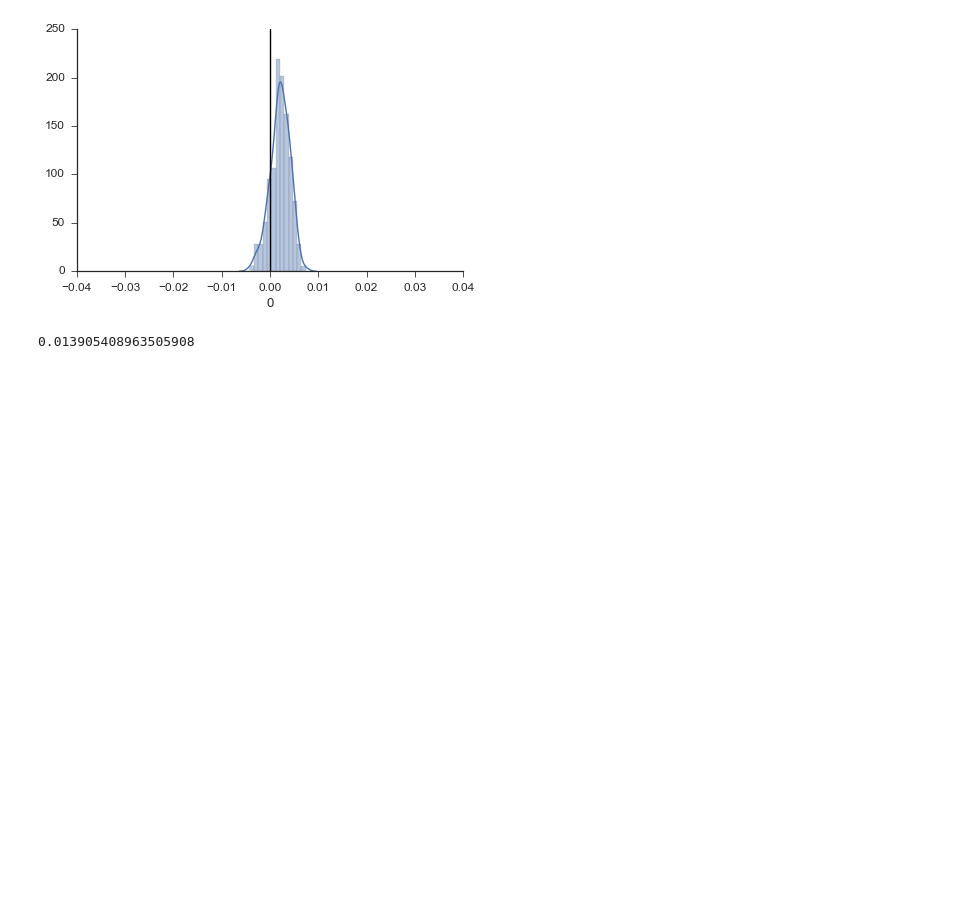
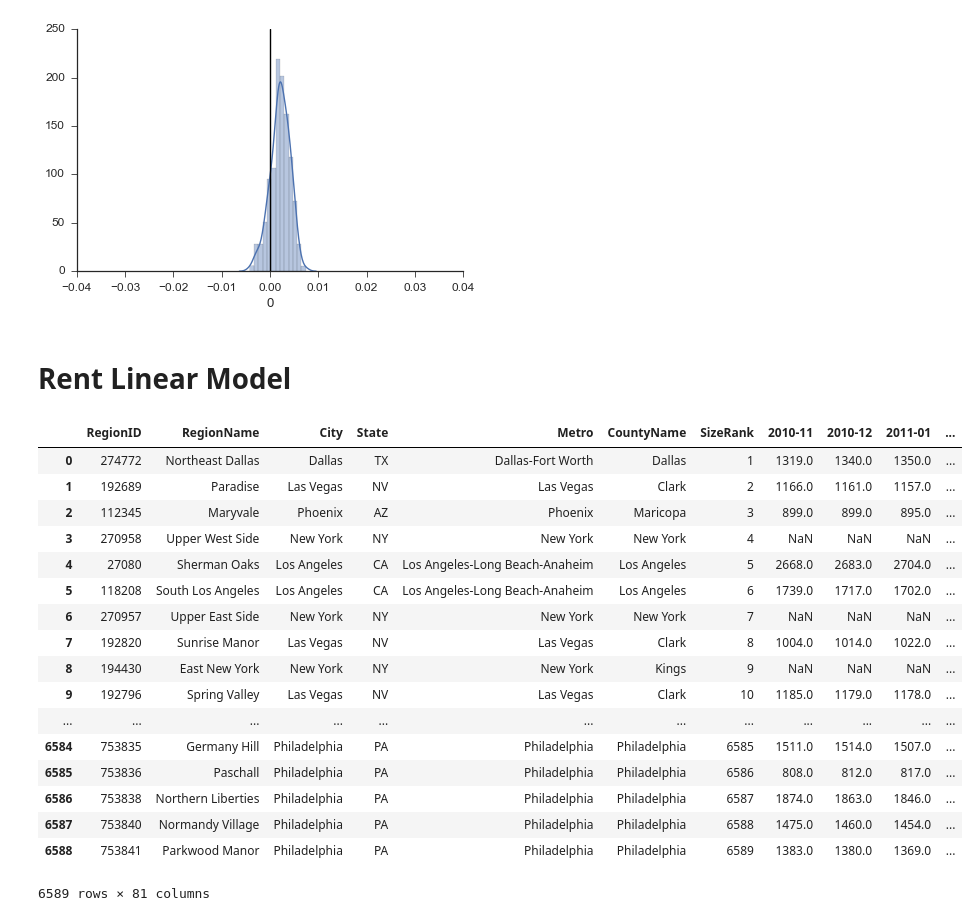
Before and after one commit to franklinmarsh/jac_project, a Jupyter notebook: yelp_zillow.ipynb, the cells around one changed output. Drawn from its saved outputs; the diff is of its cells as text; code cells hidden in the pictures; blank space fills up the shorter version.

```diff
--- a/yelp_zillow.ipynb
+++ b/yelp_zillow.ipynb
@@ -788,7 +812,28 @@ plt.axvline(0, c = 'black')
 sns.despine()
 # %% [output]
 [figure]
-# %%
-all_power[0].quantile(0.95)
-# %% [output]
-0.013905408963505908
+# %% [markdown]
+ # Rent Linear Model
+# %%
+d['ZRI'] = pd.read_csv('Neighborhood_Zri_AllHomesPlusMultifamily.csv')
+# %%
+d['ZRI']
+# %% [output]
+|  | RegionID | RegionName | City | State | Metro | CountyName | SizeRank | 2010-11 | 2010-12 | 2011-01 | ... |
+| 0 | 274772 | Northeast Dallas | Dallas | TX | Dallas-Fort Worth | Dallas | 1 | 1319.0 | 1340.0 | 1350.0 | ... |
+| 1 | 192689 | Paradise | Las Vegas | NV | Las Vegas | Clark | 2 | 1166.0 | 1161.0 | 1157.0 | ... |
+| 2 | 112345 | Maryvale | Phoenix | AZ | Phoenix | Maricopa | 3 | 899.0 | 899.0 | 895.0 | ... |
+| 3 | 270958 | Upper West Side | New York | NY | New York | New York | 4 | NaN | NaN | NaN | ... |
+| 4 | 27080 | Sherman Oaks | Los Angeles | CA | Los Angeles-Long Beach-Anaheim | Los Angeles | 5 | 2668.0 | 2683.0 | 2704.0 | ... |
+| 5 | 118208 | South Los Angeles | Los Angeles | CA | Los Angeles-Long Beach-Anaheim | Los Angeles | 6 | 1739.0 | 1717.0 | 1702.0 | ... |
+| 6 | 270957 | Upper East Side | New York | NY | New York | New York | 7 | NaN | NaN | NaN | ... |
+| 7 | 192820 | Sunrise Manor | Las Vegas | NV | Las Vegas | Clark | 8 | 1004.0 | 1014.0 | 1022.0 | ... |
+| 8 | 194430 | East New York | New York | NY | New York | Kings | 9 | NaN | NaN | NaN | ... |
+| 9 | 192796 | Spring Valley | Las Vegas | NV | Las Vegas | Clark | 10 | 1185.0 | 1179.0 | 1178.0 | ... |
+| ... | ... | ... | ... | ... | ... | ... | ... | ... | ... | ... | ... |
+| 6584 | 753835 | Germany Hill | Philadelphia | PA | Philadelphia | Philadelphia | 6585 | 1511.0 | 1514.0 | 1507.0 | ... |
+| 6585 | 753836 | Paschall | Philadelphia | PA | Philadelphia | Philadelphia | 6586 | 808.0 | 812.0 | 817.0 | ... |
+| 6586 | 753838 | Northern Liberties | Philadelphia | PA | Philadelphia | Philadelphia | 6587 | 1874.0 | 1863.0 | 1846.0 | ... |
+| 6587 | 753840 | Normandy Village | Philadelphia | PA | Philadelphia | Philadelphia | 6588 | 1475.0 | 1460.0 | 1454.0 | ... |
+| 6588 | 753841 | Parkwood Manor | Philadelphia | PA | Philadelphia | Philadelphia | 6589 | 1383.0 | 1380.0 | 1369.0 | ... |
+6589 rows × 81 columns
```
Also changed, not shown: parts of 6 cells of this notebook, 3 other files.
